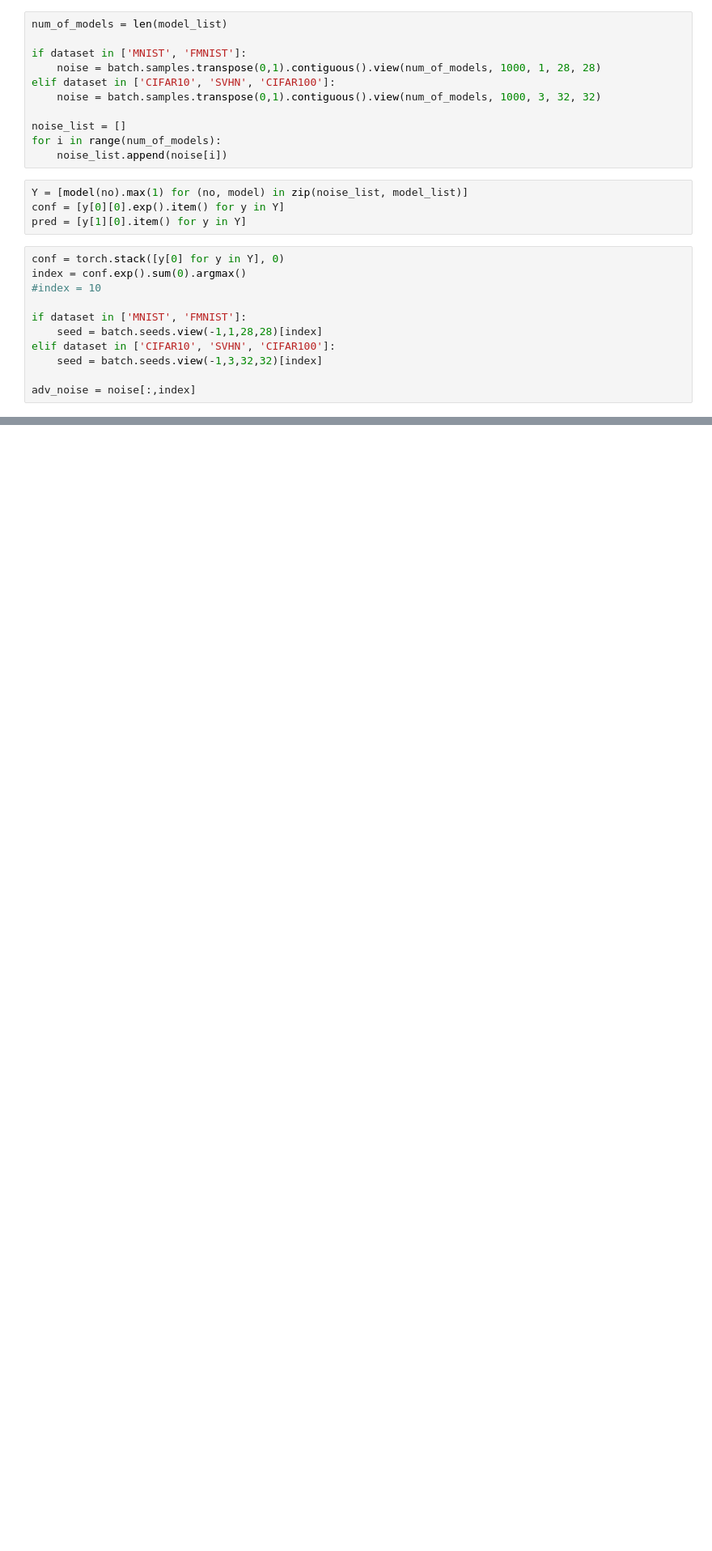
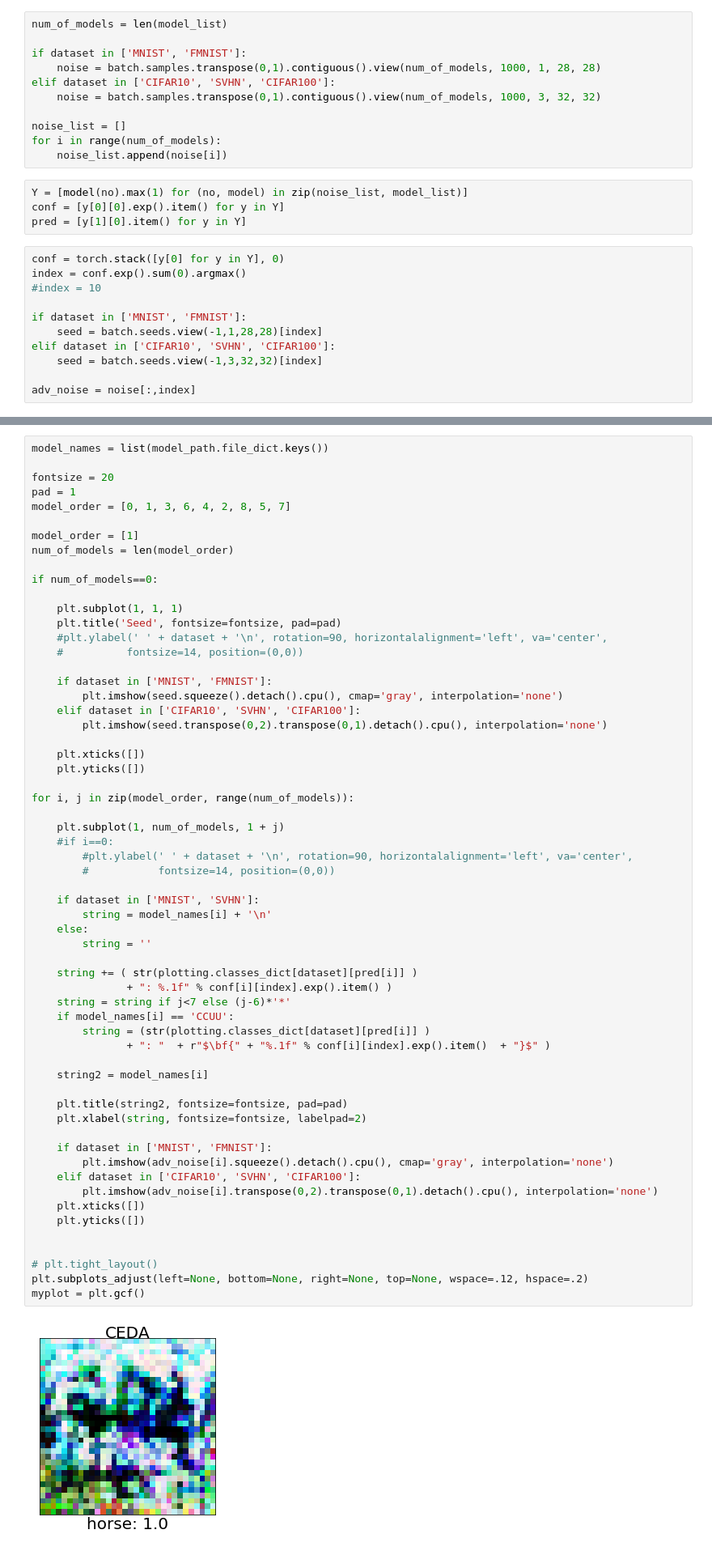
Before and after one commit to AlexMeinke/certified-certain-uncertainty, a Jupyter notebook: GenSample.ipynb, the cells around one changed output, grey strips where cells are left out. Shown at 81% size. Cells and saved outputs as stored; diff of their text form; blank space fills up the shorter version.

```diff
--- a/GenSample.ipynb
+++ b/GenSample.ipynb
@@ -124,0 +128,62 @@ myplot.savefig('results/' + dataset + '_sample' + '.eps', format='eps',
+# %%
+model_names = list(model_path.file_dict.keys())
+
+fontsize = 20
+pad = 1
+model_order = [0, 1, 3, 6, 4, 2, 8, 5, 7]
+
+model_order = [1]
+num_of_models = len(model_order)
+
+if num_of_models==0:
+
+    plt.subplot(1, 1, 1)
+    plt.title('Seed', fontsize=fontsize, pad=pad)
+    #plt.ylabel(' ' + dataset + '\n', rotation=90, horizontalalignment='left', va='center',
+    #          fontsize=14, position=(0,0))
+
+    if dataset in ['MNIST', 'FMNIST']:
+        plt.imshow(seed.squeeze().detach().cpu(), cmap='gray', interpolation='none')
+    elif dataset in ['CIFAR10', 'SVHN', 'CIFAR100']:
+        plt.imshow(seed.transpose(0,2).transpose(0,1).detach().cpu(), interpolation='none')
+
+    plt.xticks([])
+    plt.yticks([])
+
+for i, j in zip(model_order, range(num_of_models)):
+
+    plt.subplot(1, num_of_models, 1 + j)
+    #if i==0:
+        #plt.ylabel(' ' + dataset + '\n', rotation=90, horizontalalignment='left', va='center',
+        #           fontsize=14, position=(0,0))
+
+    if dataset in ['MNIST', 'SVHN']:
+        string = model_names[i] + '\n'
+    else:
+        string = ''
+
+    string += ( str(plotting.classes_dict[dataset][pred[i]] )
+               + ": %.1f" % conf[i][index].exp().item() )
+    string = string if j<7 else (j-6)*'*'
+    if model_names[i] == 'CCUU':
+        string = (str(plotting.classes_dict[dataset][pred[i]] )
+               + ": "  + r"$\bf{" + "%.1f" % conf[i][index].exp().item()  + "}$" )
+
+    string2 = model_names[i]
+
+    plt.title(string2, fontsize=fontsize, pad=pad)
+    plt.xlabel(string, fontsize=fontsize, labelpad=2)
+
+    if dataset in ['MNIST', 'FMNIST']:
+        plt.imshow(adv_noise[i].squeeze().detach().cpu(), cmap='gray', interpolation='none')
+    elif dataset in ['CIFAR10', 'SVHN', 'CIFAR100']:
+        plt.imshow(adv_noise[i].transpose(0,2).transpose(0,1).detach().cpu(), interpolation='none')
+    plt.xticks([])
+    plt.yticks([])
+
+
+# plt.tight_layout()
+plt.subplots_adjust(left=None, bottom=None, right=None, top=None, wspace=.12, hspace=.2)
+myplot = plt.gcf()
+# %% [output]
+[figure, added]
```
Also changed, not shown: parts of 19 cells of this notebook, 11 other files.
